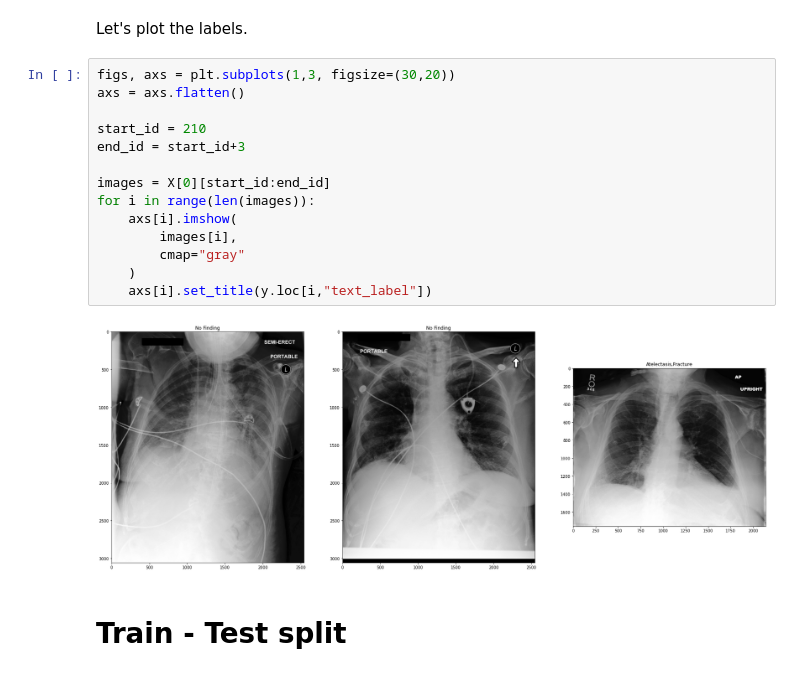
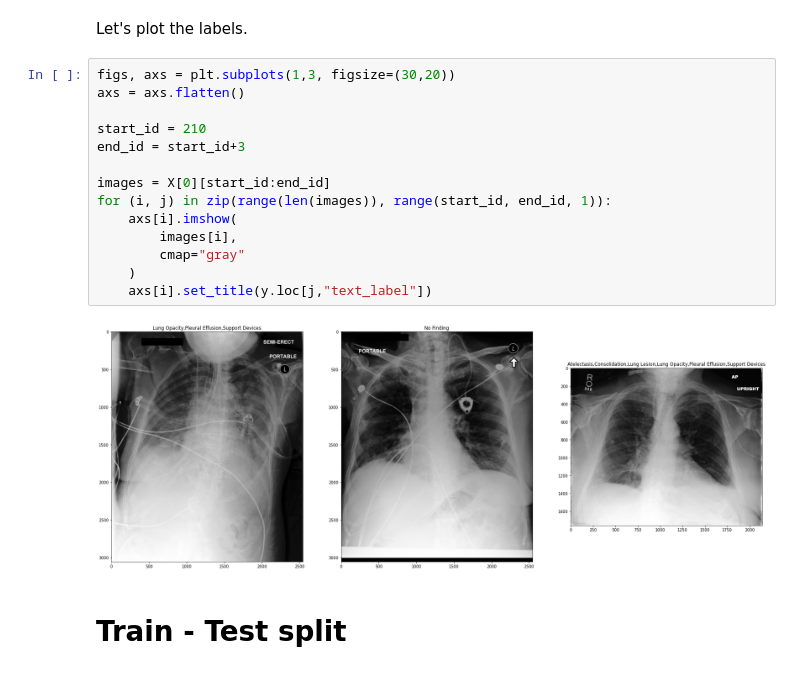
Before and after one commit to alibell/mimic_cxr_clustering, a Jupyter notebook: getting_started.ipynb, the cells around one changed output. Cells and saved outputs as stored; diff of their text form.

```diff
--- a/getting_started.ipynb
+++ b/getting_started.ipynb
@@ -299,19 +299,19 @@ Let's plot the labels.
 # %%
 figs, axs = plt.subplots(1,3, figsize=(30,20))
 axs = axs.flatten()
 
 start_id = 210
 end_id = start_id+3
 
 images = X[0][start_id:end_id]
-for i in range(len(images)):
+for (i, j) in zip(range(len(images)), range(start_id, end_id, 1)):
     axs[i].imshow(
         images[i],
         cmap="gray"
     )
-    axs[i].set_title(y.loc[i,"text_label"])
+    axs[i].set_title(y.loc[j,"text_label"])
 # %% [output]
-[figure, old version]
+[figure, new version]
 # %% [markdown]
 # Train - Test split
 # %% [markdown]
```
Also changed, not shown: parts of 1 cell of this notebook.
